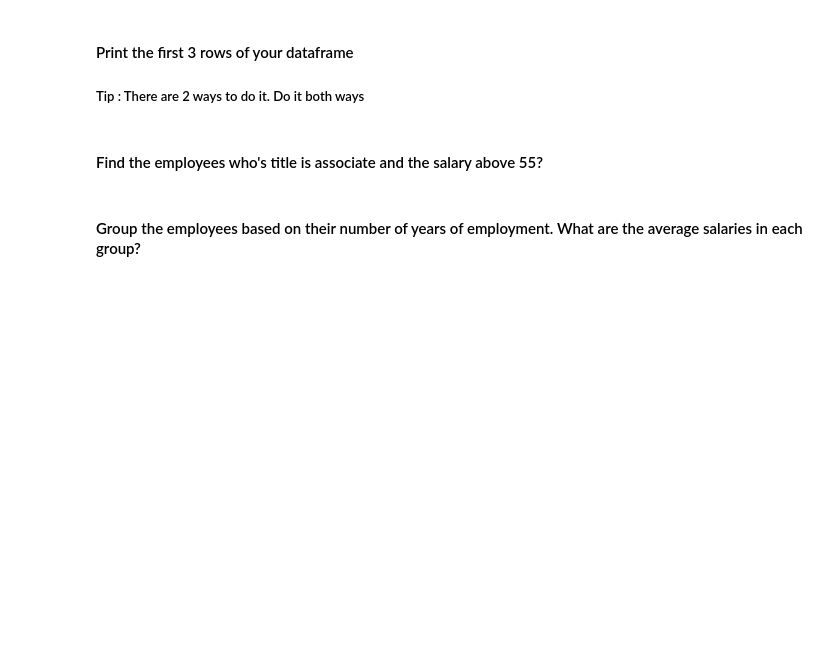
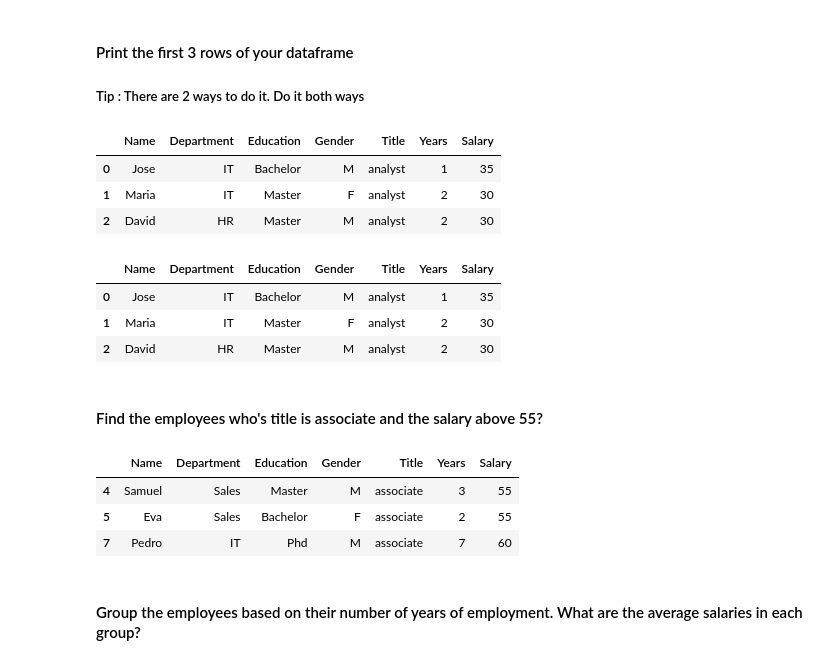
Before and after one commit to NSG2019/data-labs, a Jupyter notebook: module-2/lab-subsetting-and-descriptive-stats/your-code/main.ipynb, the cells around one changed output. Cells and saved outputs as stored; diff of their text form; code cells hidden in the pictures; blank space fills up the shorter version.

```diff
--- a/module-2/lab-subsetting-and-descriptive-stats/your-code/main.ipynb
+++ b/module-2/lab-subsetting-and-descriptive-stats/your-code/main.ipynb
@@ -183,7 +241,19 @@ temp.describe()
 ##### Tip : There are 2 ways to do it. Do it both ways
 # %%
 # your answer here- 1 method
+employee[:3]
+# %% [output]
+|  | Name | Department | Education | Gender | Title | Years | Salary |
+| 0 | Jose | IT | Bachelor | M | analyst | 1 | 35 |
+| 1 | Maria | IT | Master | F | analyst | 2 | 30 |
+| 2 | David | HR | Master | M | analyst | 2 | 30 |
 # %%
 # your answer here- 2nd method
+employee.iloc[0:3, 0:7]
+# %% [output]
+|  | Name | Department | Education | Gender | Title | Years | Salary |
+| 0 | Jose | IT | Bachelor | M | analyst | 1 | 35 |
+| 1 | Maria | IT | Master | F | analyst | 2 | 30 |
+| 2 | David | HR | Master | M | analyst | 2 | 30 |
 # %% [markdown]
 #### Find the employees who's title is associate and the salary above 55?
@@ -192,3 +260,13 @@ temp.describe()
+# %%
+# your answer here
+employee[(employee['Title']=='associate') & (employee['Salary']>=55)]
+
+#temp[(temp['Temperature']>15) & (temp['Temperature']<20)]['City']
+# %% [output]
+|  | Name | Department | Education | Gender | Title | Years | Salary |
+| 4 | Samuel | Sales | Master | M | associate | 3 | 55 |
+| 5 | Eva | Sales | Bachelor | F | associate | 2 | 55 |
+| 7 | Pedro | IT | Phd | M | associate | 7 | 60 |
 # %% [markdown]
 #### Group the employees based on their number of years of employment. What are the average salaries in each group?
 # %%
```
Also changed, not shown: parts of 17 cells of this notebook.
